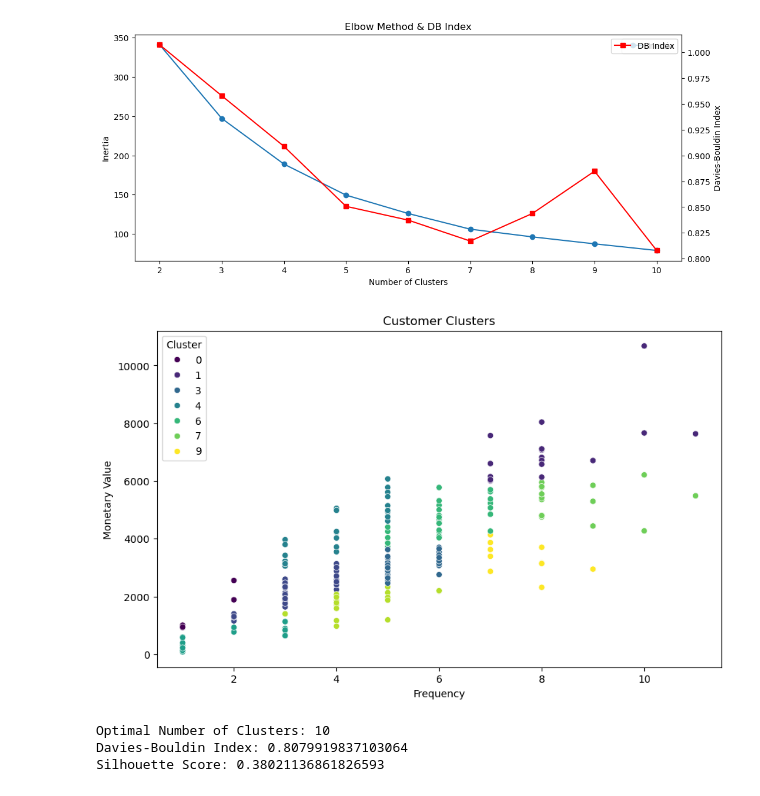
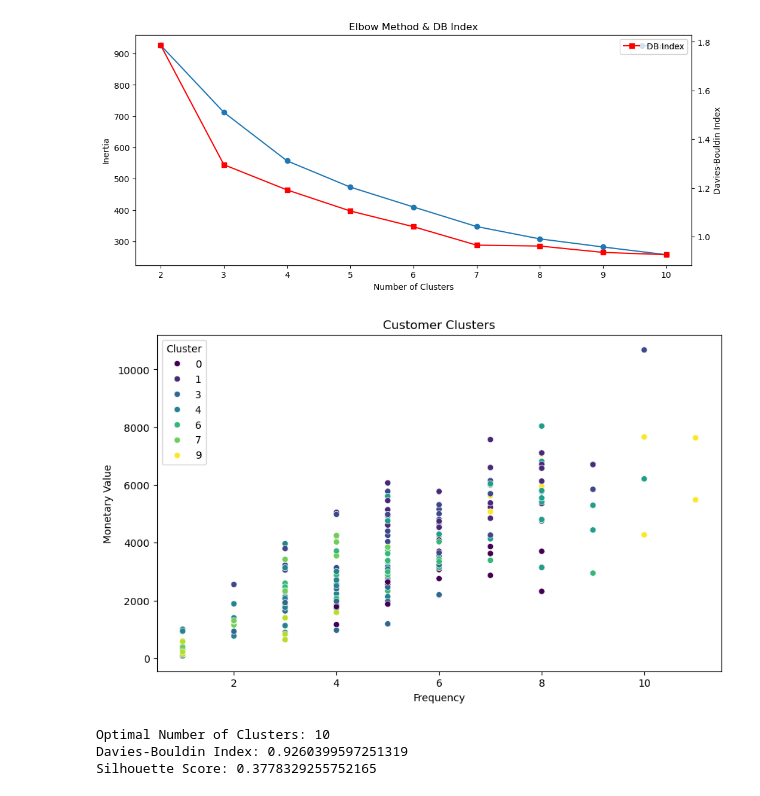
Before and after one commit to AkshayShetty188/Zeotap, a Jupyter notebook: Akshay_Shetty_Clustering.ipynb, the cells around one changed output. Cells and saved outputs as stored; diff of their text form; code cells hidden in the pictures.

```diff
--- a/Akshay_Shetty_Clustering.ipynb
+++ b/Akshay_Shetty_Clustering.ipynb
@@ -1,40 +1,43 @@
 # %%
 import pandas as pd
+import numpy as np
 from sklearn.preprocessing import StandardScaler
 from sklearn.cluster import KMeans
 from sklearn.metrics import davies_bouldin_score, silhouette_score
 import matplotlib.pyplot as plt
 import seaborn as sns
+from datetime import datetime
 
 # Load datasets
 customers_df = pd.read_csv('Customers.csv')
 transactions_df = pd.read_csv('Transactions.csv')
 
-# Convert date columns to datetime
+# Handle missing values
+customers_df.fillna("Unknown", inplace=True)
+transactions_df.fillna(0, inplace=True)
+
 customers_df['SignupDate'] = pd.to_datetime(customers_df['SignupDate'])
 transactions_df['TransactionDate'] = pd.to_datetime(transactions_df['TransactionDate'])
 
-# Merge datasets
 merged_df = transactions_df.merge(customers_df, on='CustomerID')
 
 # Feature engineering
-latest_transaction_date = merged_df['TransactionDate'].max()
+latest_transaction_date = datetime.now()
 merged_df['Recency'] = (latest_transaction_date - merged_df['TransactionDate']).dt.days
 customer_frequency = merged_df.groupby('CustomerID').size().reset_index(name='Frequency')
 customer_monetary = merged_df.groupby('CustomerID')['TotalValue'].sum().reset_index(name='MonetaryValue')
 customer_avg_value = merged_df.groupby('CustomerID')['TotalValue'].mean().reset_index(name='AvgTransactionValue')
 
-# Combine features
 customer_features = customers_df[['CustomerID', 'Region']].merge(customer_frequency, on='CustomerID').merge(
     customer_monetary, on='CustomerID').merge(
     customer_avg_value, on='CustomerID')
 
-# Select features for clustering
-features = customer_features[['Frequency', 'MonetaryValue', 'AvgTransactionValue']]
+customer_features = pd.get_dummies(customer_features, columns=['Region'], drop_first=True)
+
+features = customer_features.drop(columns=['CustomerID'])
 scaler = StandardScaler()
 scaled_features = scaler.fit_transform(features)
 
-# Determine optimal number of clusters using Elbow Method
 inertia = []
 db_scores = []
 silhouette_scores = []
@@ -47,41 +50,42 @@ for k in cluster_range:
     db_scores.append(davies_bouldin_score(scaled_features, kmeans.labels_))
     silhouette_scores.append(silhouette_score(scaled_features, kmeans.labels_))
 
-# Plot Elbow Method and Davies-Bouldin Index
+# Plot
 fig, ax1 = plt.subplots(figsize=(12, 5))
 ax1.plot(cluster_range, inertia, marker='o', label='Inertia')
 ax1.set_xlabel('Number of Clusters')
 ax1.set_ylabel('Inertia')
 ax1.set_title('Elbow Method & DB Index')
 ax1.legend()
 
 ax2 = ax1.twinx()
 ax2.plot(cluster_range, db_scores, marker='s', color='red', label='DB Index')
 ax2.set_ylabel('Davies-Bouldin Index')
 ax2.legend()
 plt.show()
 
-# Identify optimal clusters based on DB Index
 optimal_clusters = cluster_range[db_scores.index(min(db_scores))]
 kmeans = KMeans(n_clusters=optimal_clusters, random_state=42, n_init=10)
 kmeans.fit(scaled_features)
 customer_features['Cluster'] = kmeans.labels_
 
 # Visualizing the clusters
 plt.figure(figsize=(10, 6))
 sns.scatterplot(x=customer_features['Frequency'], y=customer_features['MonetaryValue'], hue=customer_features['Cluster'], palette='viridis')
 plt.title('Customer Clusters')
 plt.xlabel('Frequency')
 plt.ylabel('Monetary Value')
 plt.show()
 
-# Print optimal number of clusters and DB Index value
 print(f"Optimal Number of Clusters: {optimal_clusters}")
 print(f"Davies-Bouldin Index: {min(db_scores)}")
 print(f"Silhouette Score: {max(silhouette_scores)}")
+
+# Save the cluster assignments to CSV
+customer_features.to_csv('Akshay_Shetty_Clustering.csv', index=False)
 # %% [output]
-[figure, old version]
+[figure, new version]
-[figure, old version]
+[figure, new version]
 Optimal Number of Clusters: 10
-Davies-Bouldin Index: 0.8079919837103064
-Silhouette Score: 0.38021136861826593
+Davies-Bouldin Index: 0.9260399597251319
+Silhouette Score: 0.3778329255752165
```
